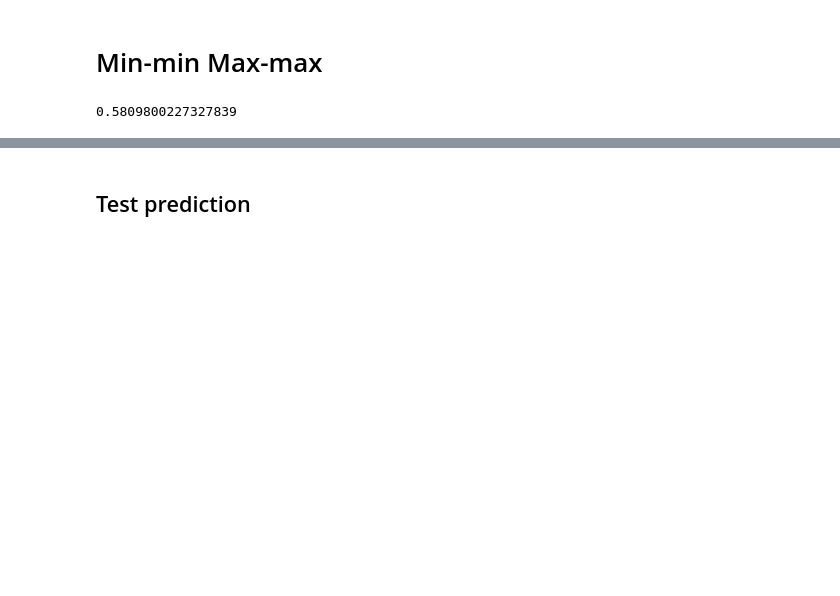
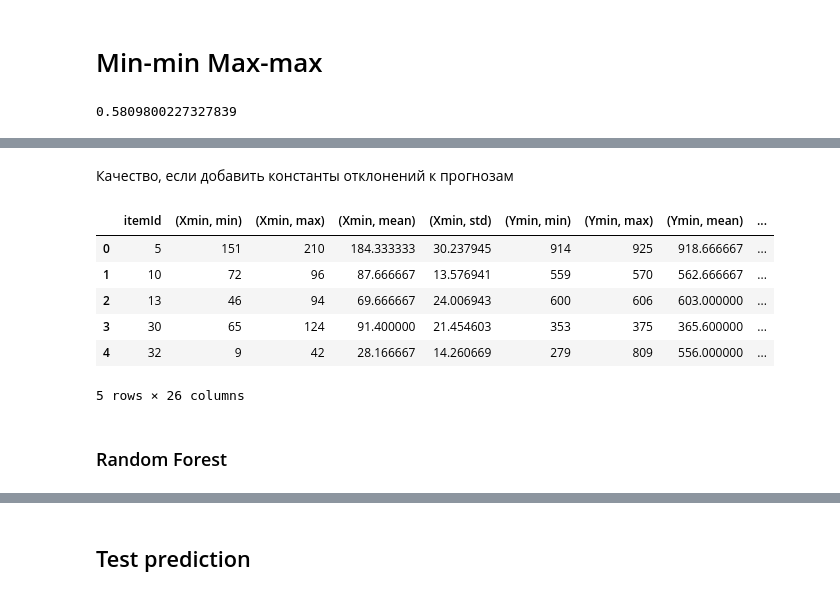
Before and after one commit to Dmitry513/BootCamp_Moderator, a Jupyter notebook: Min_max.ipynb, the cells around one changed output, grey strips where cells are left out. Cells and saved outputs as stored; diff of their text form; code cells hidden in the pictures; blank space fills up the shorter version.

```diff
--- a/Min_max.ipynb
+++ b/Min_max.ipynb
@@ -59,0 +96,12 @@ X_pred['iou'].mean()
+# %% [markdown]
+Качество, если добавить константы отклонений к прогнозам
+# %%
+X_pred.head()
+# %% [output]
+|  | itemId | (Xmin, min) | (Xmin, max) | (Xmin, mean) | (Xmin, std) | (Ymin, min) | (Ymin, max) | (Ymin, mean) | ... |
+| 0 | 5 | 151 | 210 | 184.333333 | 30.237945 | 914 | 925 | 918.666667 | ... |
+| 1 | 10 | 72 | 96 | 87.666667 | 13.576941 | 559 | 570 | 562.666667 | ... |
+| 2 | 13 | 46 | 94 | 69.666667 | 24.006943 | 600 | 606 | 603.000000 | ... |
+| 3 | 30 | 65 | 124 | 91.400000 | 21.454603 | 353 | 375 | 365.600000 | ... |
+| 4 | 32 | 9 | 42 | 28.166667 | 14.260669 | 279 | 809 | 556.000000 | ... |
+5 rows × 26 columns
@@ -59,0 +110,2 @@ X_pred['iou'].mean()
+# %% [markdown]
+### Random Forest
```
Also changed, not shown: parts of 25 cells of this notebook.
